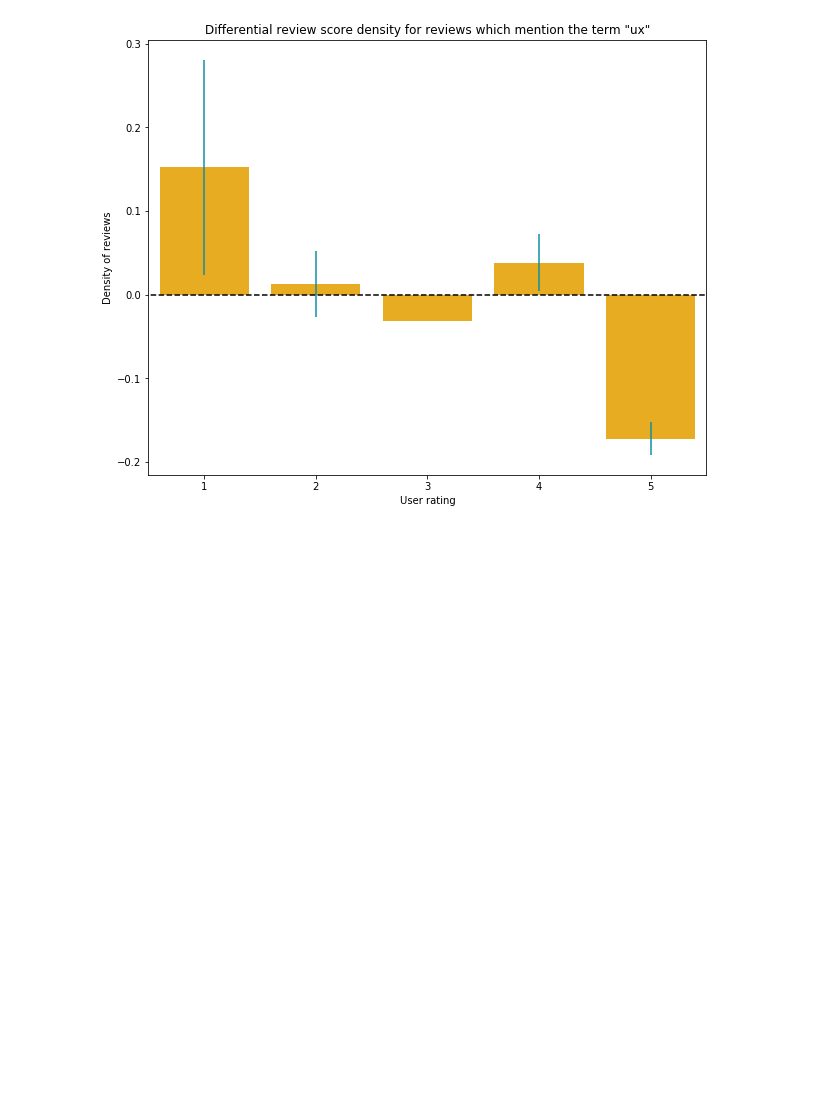
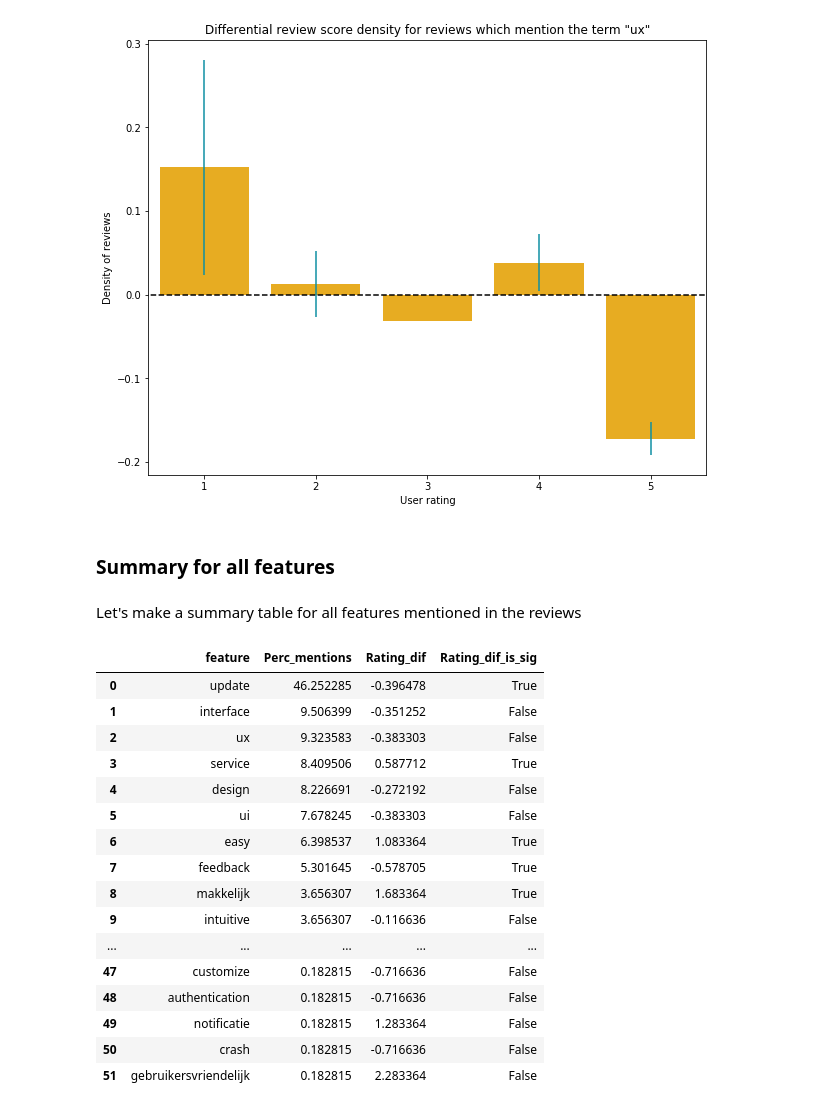
Before and after one commit to Yoyodyne-Data-Science/app_store_reviews, a Jupyter notebook: get_app_store_reviews.ipynb, the cells around one changed output. Saved outputs shown, nothing was run; the diff lists cells and outputs as text; code cells hidden in the pictures; blank space fills up the shorter version.

Commit message:
made summary table for all features

```diff
--- a/get_app_store_reviews.ipynb
+++ b/get_app_store_reviews.ipynb
@@ -242,3 +246,54 @@ ax.set_title('Differential review score density for reviews which mention the te
 plt.show()
 # %% [output]
 [figure]
+# %% [markdown]
+### Summary for all features
+# %% [markdown]
+Let's make a summary table for all features mentioned in the reviews
+# %%
+feature_summary_df = pd.DataFrame(columns = ['feature','Perc_mentions', 'Rating_dif', 'Rating_dif_is_sig'], data = [])
+
+for feature_to_lookinto in words_used:
+
+    # only look at reviews that mention this feature
+    bunq_feats_df_subset = bunq_feats_df[bunq_feats_df[feature_to_lookinto]>0]
+
+    # calculate the percentage of reviews that mention this feature
+    perc_mentions = 100*len(bunq_feats_df_subset)/len(bunq_feats_df)
+
+    # calculate the differnce in average rating
+    rating_dif = bunq_feats_df_subset['rating'].mean() - bunq_feats_df['rating'].mean()
+
+    # calculate if this is significant...
+    # N.B. this isn;t an efficient way of doing it, but is a way that makes it easy to see what's going on
+
+    # first count all ratings for population (i.e. all reviews) and those associated with the feature
+    rating_summary_df = pd.DataFrame(bunq_feats_df.groupby('rating').size().sort_index()).rename(columns = {0:'population'}).join(pd.DataFrame(bunq_feats_df_subset.groupby('rating').size()).rename(columns = {0:'feature'})).fillna(0)
+    # now condense this into a positive or negative review count, where positive is 4-5 stars, and negative is 1-2
+    # (we have to do this as the fisher exact test in scipy only takes 2x2 contingency tables)
+    simplified_ratings_df = pd.DataFrame(rating_summary_df.iloc[-2:,:].sum()).rename(columns = {0:'positive'}).join(pd.DataFrame(rating_summary_df.iloc[0:2,:].sum()).rename(columns = {0:'negative'}))
+    # ok and now run the fisher exact test and see if it passes the significance threshold of 0.05
+    is_significant = fisher_exact(simplified_ratings_df)[1]<0.05
+
+    feature_summary_df = feature_summary_df.append(pd.DataFrame(data = {'feature':feature_to_lookinto, 'Perc_mentions' : perc_mentions, 'Rating_dif' : rating_dif, 'Rating_dif_is_sig':is_significant}, index = [0]),
+                                           ignore_index = True)
+# %%
+feature_summary_df
+# %% [output]
+|  | feature | Perc_mentions | Rating_dif | Rating_dif_is_sig |
+| 0 | update | 46.252285 | -0.396478 | True |
+| 1 | interface | 9.506399 | -0.351252 | False |
+| 2 | ux | 9.323583 | -0.383303 | False |
+| 3 | service | 8.409506 | 0.587712 | True |
+| 4 | design | 8.226691 | -0.272192 | False |
+| 5 | ui | 7.678245 | -0.383303 | False |
+| 6 | easy | 6.398537 | 1.083364 | True |
+| 7 | feedback | 5.301645 | -0.578705 | True |
+| 8 | makkelijk | 3.656307 | 1.683364 | True |
+| 9 | intuitive | 3.656307 | -0.116636 | False |
+| ... | ... | ... | ... | ... |
+| 47 | customize | 0.182815 | -0.716636 | False |
+| 48 | authentication | 0.182815 | -0.716636 | False |
+| 49 | notificatie | 0.182815 | 1.283364 | False |
+| 50 | crash | 0.182815 | -0.716636 | False |
+| 51 | gebruikersvriendelijk | 0.182815 | 2.283364 | False |
```
Also changed, not shown: parts of 8 cells of this notebook.
